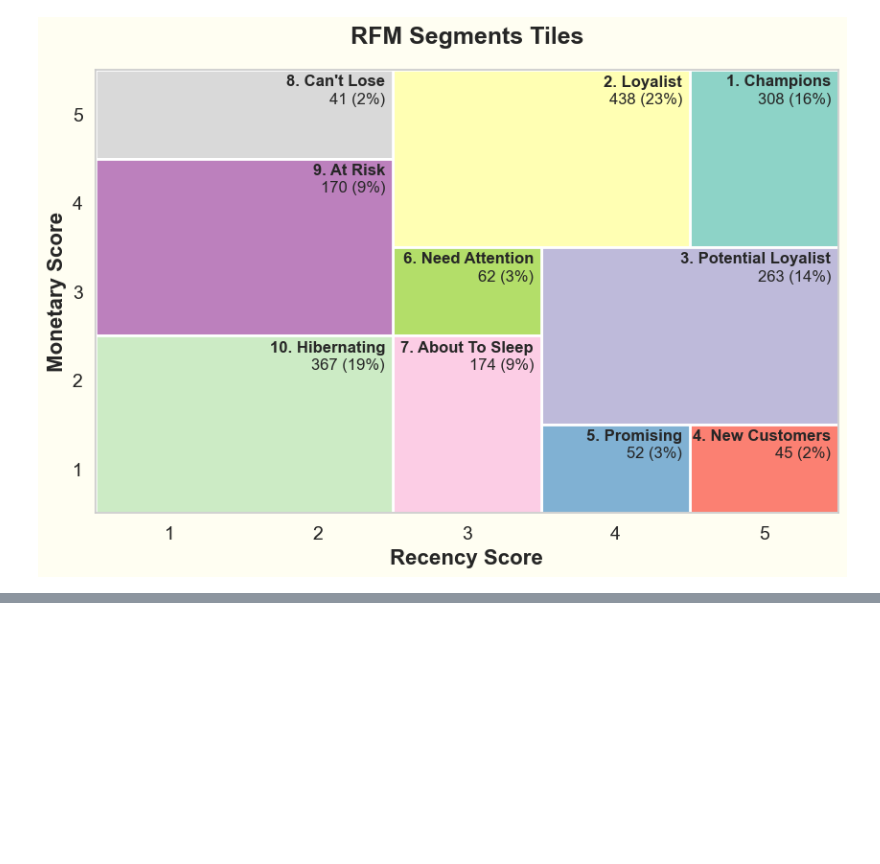
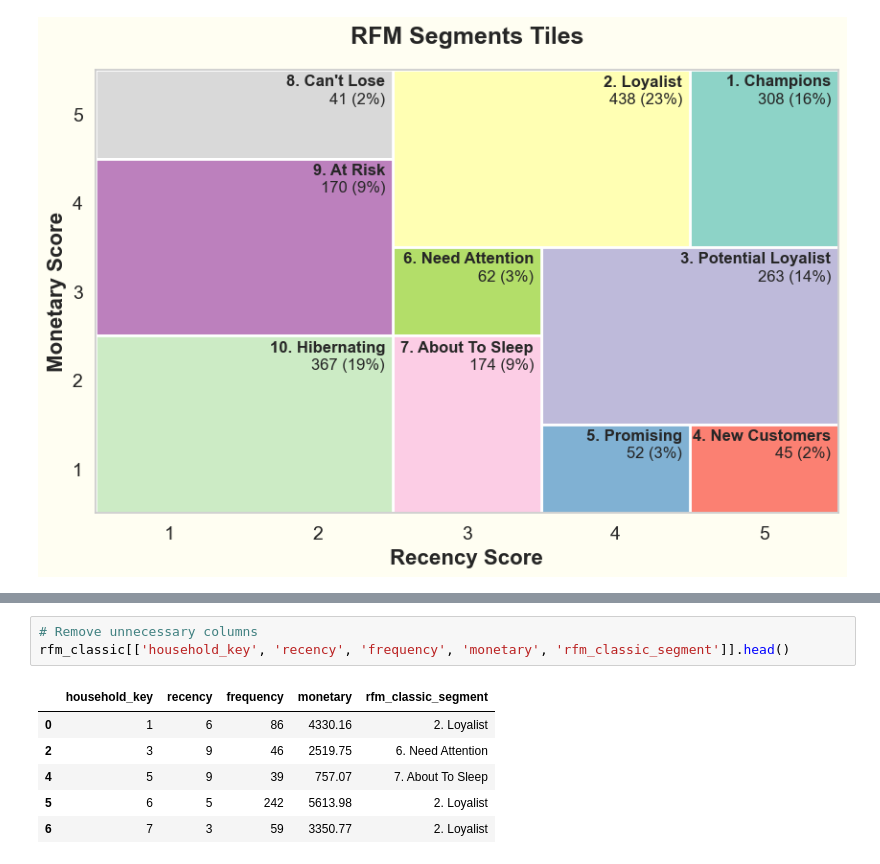
Before and after one commit to liemnh98/LJMU-Data-Science-Masters-Dissertation, a Jupyter notebook: 3b-rfm_per_customer.ipynb, the cells around one changed output, grey strips where cells are left out. Cells and saved outputs as stored; diff of their text form; blank space fills up the shorter version.

```diff
--- a/3b-rfm_per_customer.ipynb
+++ b/3b-rfm_per_customer.ipynb
@@ -351,0 +363,10 @@ plt.show()
+# %%
+# Remove unnecessary columns
+rfm_classic[['household_key', 'recency', 'frequency', 'monetary', 'rfm_classic_segment']].head()
+# %% [output]
+|  | household_key | recency | frequency | monetary | rfm_classic_segment |
+| 0 | 1 | 6 | 86 | 4330.16 | 2. Loyalist |
+| 2 | 3 | 9 | 46 | 2519.75 | 6. Need Attention |
+| 4 | 5 | 9 | 39 | 757.07 | 7. About To Sleep |
+| 5 | 6 | 5 | 242 | 5613.98 | 2. Loyalist |
+| 6 | 7 | 3 | 59 | 3350.77 | 2. Loyalist |
```
Also changed, not shown: parts of 3 cells of this notebook, 1 other file.
